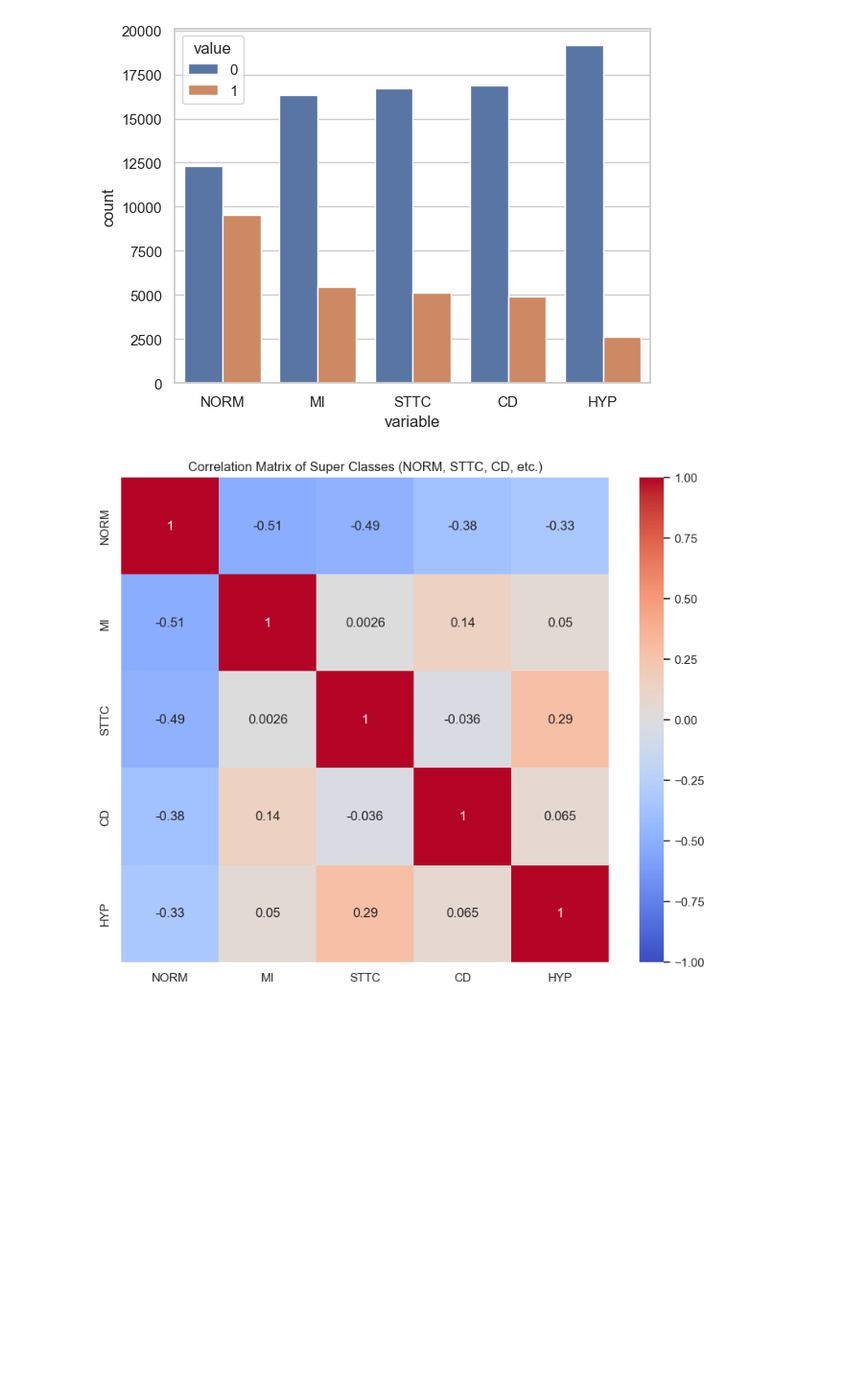
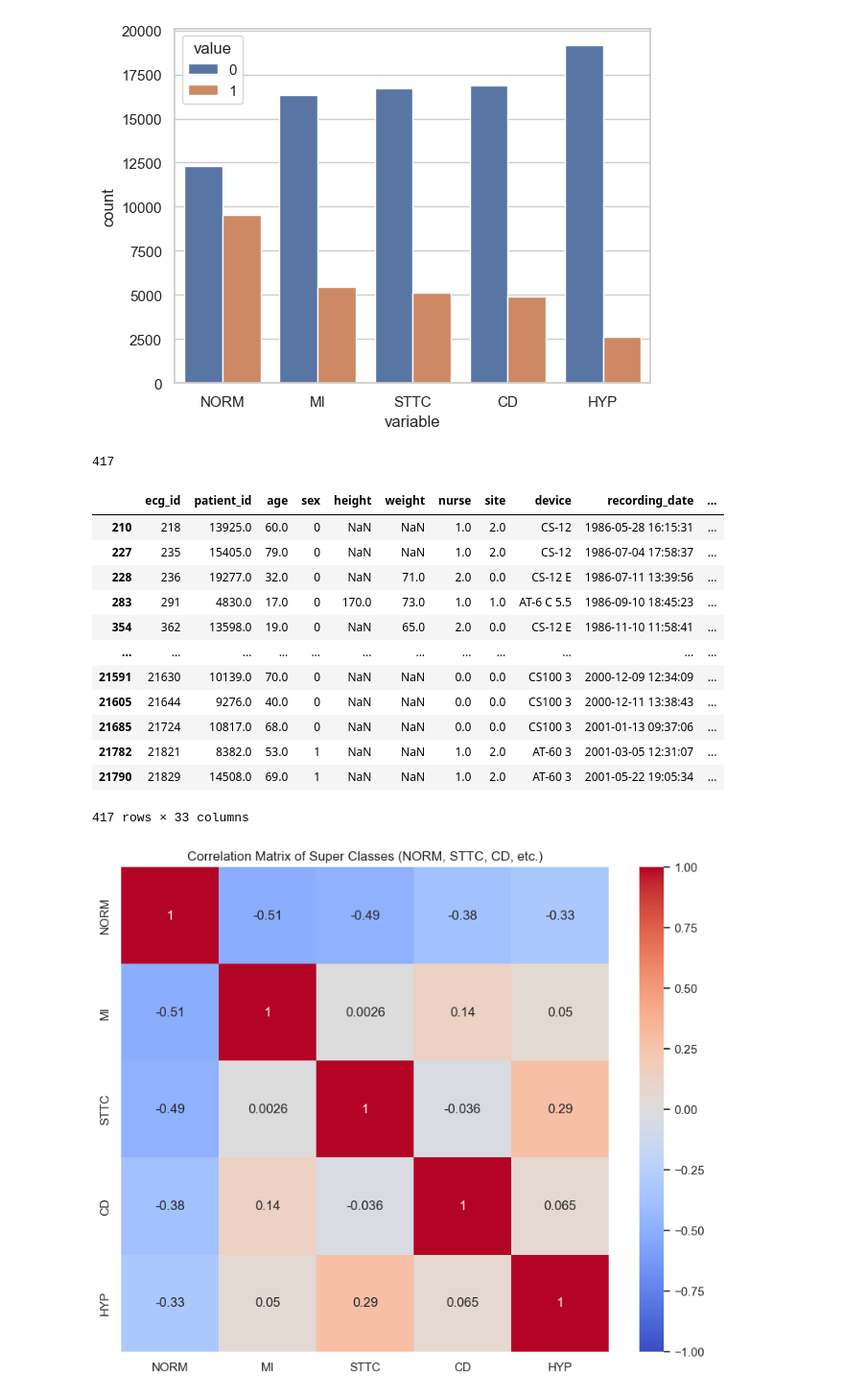
Before and after one commit to iNESlab/CVDclassification-based-on-ECG-signals, a Jupyter notebook: ver5_journal/pre_processing.ipynb, the cells around one changed output. Shown at 96% size. Cells and saved outputs as stored; diff of their text form; code cells hidden in the pictures; blank space fills up the shorter version.

```diff
--- a/ver5_journal/pre_processing.ipynb
+++ b/ver5_journal/pre_processing.ipynb
@@ -85,4 +80,30 @@ final_data.head()
 | 4 | 5 | 17448.0 | 19.0 | 1 | NaN | 70.0 | 2.0 | 0.0 | CS-12 E | 1984-11-17 10:43:15 | ... |
 5 rows × 33 columns
 [figure]
+# %%
+# 질병 관련 열 정의
+disease_columns = ['MI', 'STTC', 'CD', 'HYP']
+
+# NORM과 다른 질병이 동시에 나타나는 케이스 추출 및 개수 계산
+co_occurrence_cases = final_data[(final_data['NORM'] == 1) & (final_data[disease_columns].sum(axis=1) > 0)]
+co_occurrence_count = co_occurrence_cases.shape[0]
+
+# 결과 출력
+print(co_occurrence_count)
+co_occurrence_cases
+# %% [output]
+417
+|  | ecg_id | patient_id | age | sex | height | weight | nurse | site | device | recording_date | ... |
+| 210 | 218 | 13925.0 | 60.0 | 0 | NaN | NaN | 1.0 | 2.0 | CS-12 | 1986-05-28 16:15:31 | ... |
+| 227 | 235 | 15405.0 | 79.0 | 0 | NaN | NaN | 1.0 | 2.0 | CS-12 | 1986-07-04 17:58:37 | ... |
+| 228 | 236 | 19277.0 | 32.0 | 0 | NaN | 71.0 | 2.0 | 0.0 | CS-12 E | 1986-07-11 13:39:56 | ... |
+| 283 | 291 | 4830.0 | 17.0 | 0 | 170.0 | 73.0 | 1.0 | 1.0 | AT-6 C 5.5 | 1986-09-10 18:45:23 | ... |
+| 354 | 362 | 13598.0 | 19.0 | 0 | NaN | 65.0 | 2.0 | 0.0 | CS-12 E | 1986-11-10 11:58:41 | ... |
+| ... | ... | ... | ... | ... | ... | ... | ... | ... | ... | ... | ... |
+| 21591 | 21630 | 10139.0 | 70.0 | 0 | NaN | NaN | 0.0 | 0.0 | CS100 3 | 2000-12-09 12:34:09 | ... |
+| 21605 | 21644 | 9276.0 | 40.0 | 0 | NaN | NaN | 0.0 | 0.0 | CS100 3 | 2000-12-11 13:38:43 | ... |
+| 21685 | 21724 | 10817.0 | 68.0 | 0 | NaN | NaN | 0.0 | 0.0 | CS100 3 | 2001-01-13 09:37:06 | ... |
+| 21782 | 21821 | 8382.0 | 53.0 | 1 | NaN | NaN | 1.0 | 2.0 | AT-60 3 | 2001-03-05 12:31:07 | ... |
+| 21790 | 21829 | 14508.0 | 69.0 | 1 | NaN | NaN | 1.0 | 2.0 | AT-60 3 | 2001-05-22 19:05:34 | ... |
+417 rows × 33 columns
 # %%
```
Also changed, not shown: parts of 11 cells of this notebook.
